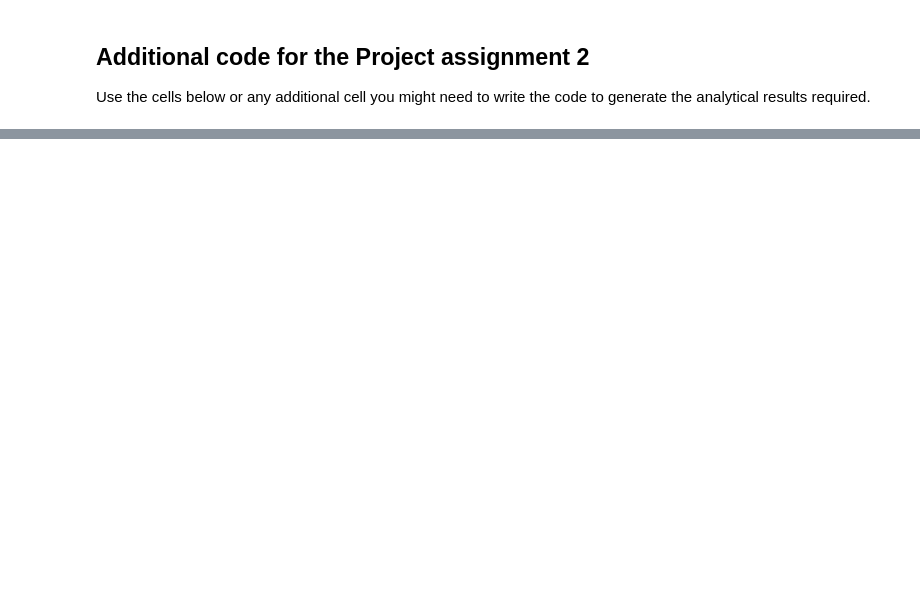
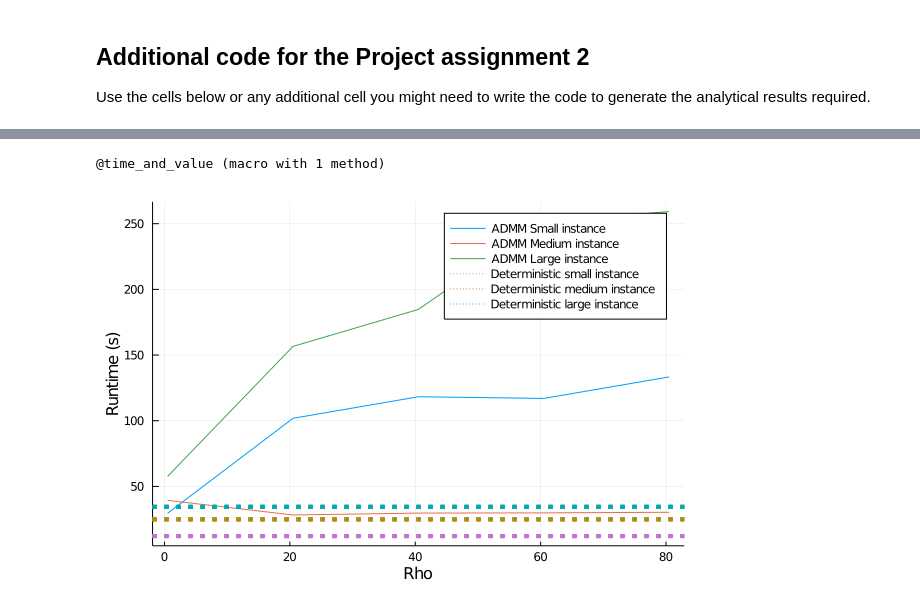
Before and after one commit to christiansegercrantz/Nonlinear-Optimization-course-2021, a Jupyter notebook: Project 2/481056_and_588205.ipynb, the cells around one changed output, grey strips where cells are left out. Drawn from its saved outputs; the diff is of its cells as text; code cells hidden in the pictures; blank space fills up the shorter version.

```diff
--- a/Project 2/481056_and_588205.ipynb
+++ b/Project 2/481056_and_588205.ipynb
@@ -370,0 +444,38 @@ UndefVarError: UndefVarError: admm_model not defined
+# %%
+macro time_and_value(ex)
+  quote
+      while false; end # compiler heuristic: compile this block (alter this if the heuristic changes)
+      local elapsedtime = time_ns()
+      local val = $(esc(ex))
+      elapsedtime = time_ns() - elapsedtime
+      seconds = round(Float64(elapsedtime/1e9),digits=6)
+      (seconds, val[2])
+  end
+end
+# %% [output]
+@time_and_value (macro with 1 method)
+# %%
+rhorange = collect(0.5:20:100)
+runtimes = zeros(length(rhorange),3)
+iterations = zeros(length(rhorange),3)
+
+for (i,rho) in enumerate(rhorange)
+  (runtimes[i,1],iterations[i,1]) = @time_and_value admm_model(small_instance, ρ=rho);
+  (runtimes[i,2],iterations[i,2]) = @time_and_value admm_model(medium_instance, ρ=rho);
+  (runtimes[i,3],iterations[i,3]) = @time_and_value admm_model(large_instance, ρ=rho);
+  #println("iter ",i," for ρ=",rho," done")
+end
+#runtimes
+# %%
+plot(rhorange,
+    runtimes[:,:],
+    label = ["ADMM Small instance" "ADMM Medium instance" "ADMM Large instance"],
+    xlabel = "Rho",
+    ylabel = "Runtime (s)"
+)
+hline!(rhorange,line=(:dot, 4), fill(xact_small,length(rhorange) ), label = "Deterministic small instance")
+hline!(rhorange,line=(:dot, 4), fill(xact_medium,length(rhorange)), label = "Deterministic medium instance")
+hline!(rhorange,line=(:dot, 4), fill(xact_large,length(rhorange)), label = "Deterministic large instance")
+#savefig("Figures/times.png")
+# %% [output]
+[figure, added]
```
Also changed, not shown: parts of 19 cells of this notebook, 9 other files.
